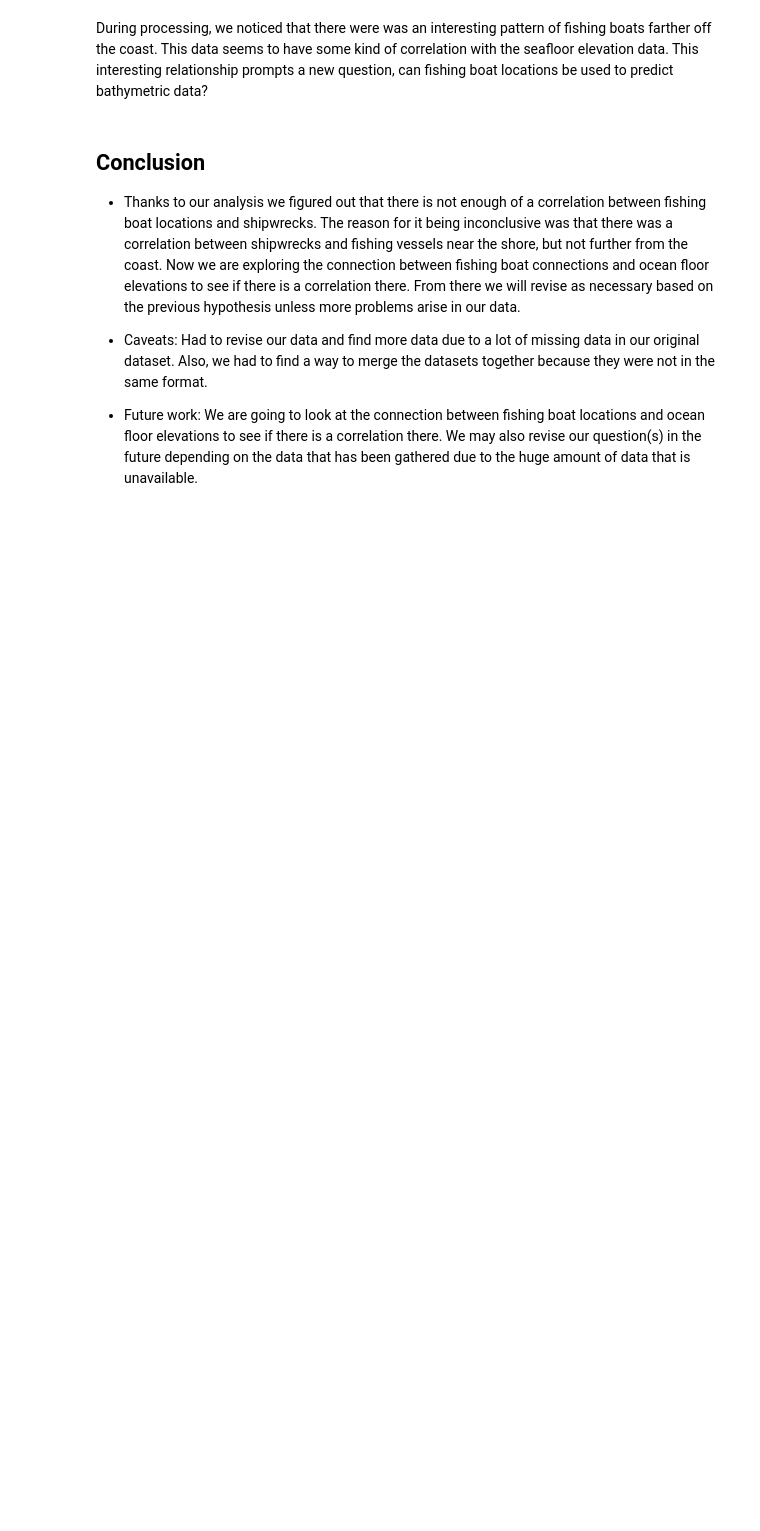
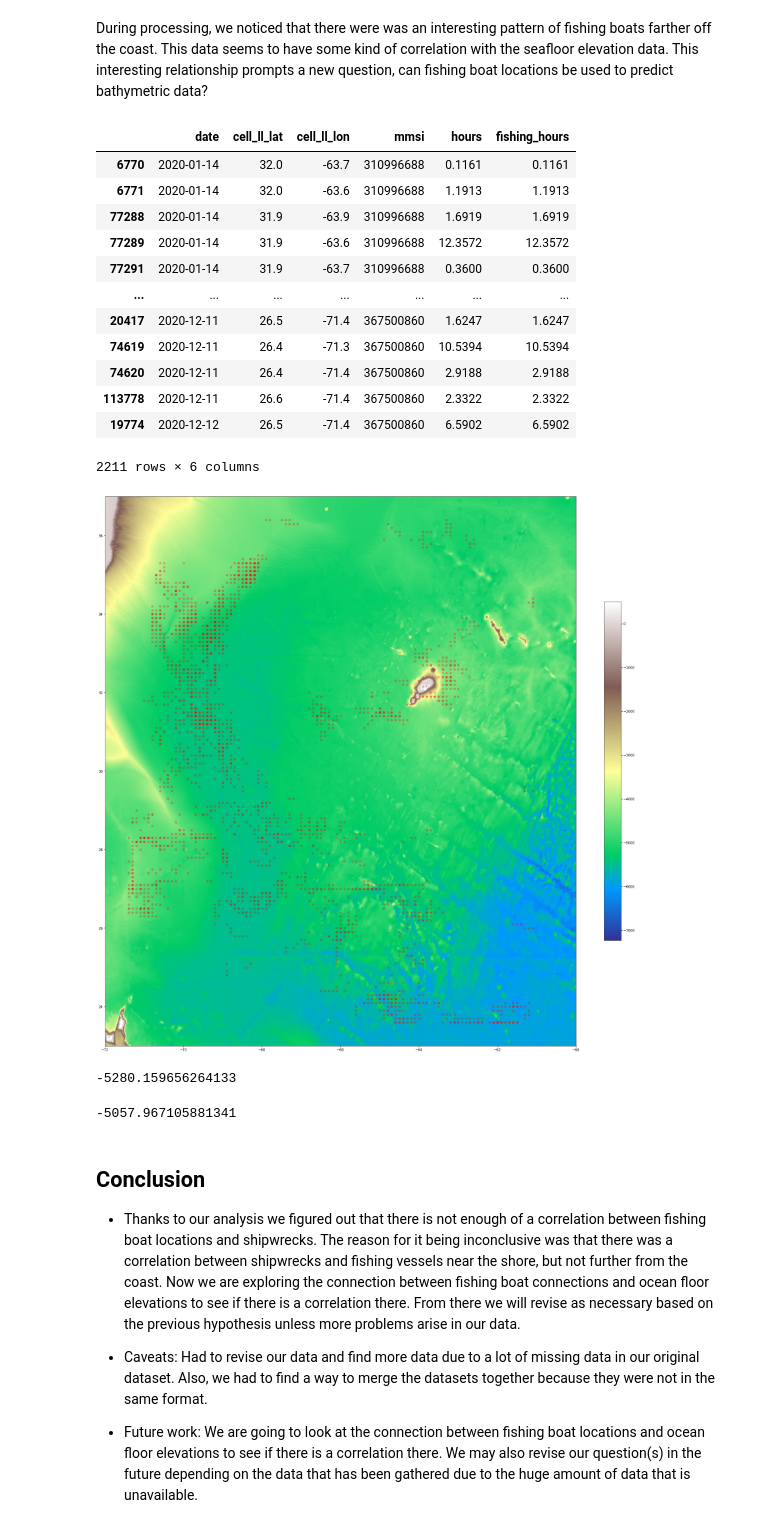
Before and after one commit to WillySwain/Fishwrecks, a Jupyter notebook: Project2.ipynb, the cells around one changed output. Drawn from its saved outputs; the diff is of its cells as text; code cells hidden in the pictures; blank space fills up the shorter version.

Commit message:
average fishing depth of the interesting region

```diff
--- a/Project2.ipynb
+++ b/Project2.ipynb
@@ -211,3 +211,8 @@ plt.title("Vessel Locations Overlayed on Elevation", fontsize=36)
 plt.show()
 # %% [output]
 [figure]
+# %%
+df = pd.DataFrame(depth_df)
+df = df.iloc[lambda x:x.index<37]
+df = df.iloc[:,[column>-75 for column in df.columns]]
+df
@@ -214,5 +233,58 @@ plt.show()
 # %% [markdown]
 During processing, we noticed that there were was an interesting pattern of fishing boats farther off the coast. This data seems to have some kind of correlation with the seafloor elevation data. This interesting relationship prompts a new question, can fishing boat locations be used to predict bathymetric data?
+# %%
+plt.figure(figsize=(30, 30))
+plt.imshow(df, cmap="terrain", interpolation="none", extent=[-72, -60, 23, 37])
+vessels_overlay = vessels_df.copy()
+vessels_overlay = vessels_overlay[vessels_overlay.cell_ll_lat > 23.5]
+vessels_overlay = vessels_overlay[vessels_overlay.cell_ll_lat < 36.5]
+vessels_overlay = vessels_overlay[vessels_overlay.cell_ll_lon < -61]
+vessels_overlay = vessels_overlay[vessels_overlay.cell_ll_lon > -71.5]
+
+plt.colorbar(fraction=0.03)
+plt.scatter(vessels_overlay['cell_ll_lon'], vessels_overlay['cell_ll_lat'], vmin=0, vmax=6, color="red", alpha=0.25)
+vessels_overlay
+# %% [output]
+|  | date | cell_ll_lat | cell_ll_lon | mmsi | hours | fishing_hours |
+| 6770 | 2020-01-14 | 32.0 | -63.7 | 310996688 | 0.1161 | 0.1161 |
+| 6771 | 2020-01-14 | 32.0 | -63.6 | 310996688 | 1.1913 | 1.1913 |
+| 77288 | 2020-01-14 | 31.9 | -63.9 | 310996688 | 1.6919 | 1.6919 |
+| 77289 | 2020-01-14 | 31.9 | -63.6 | 310996688 | 12.3572 | 12.3572 |
+| 77291 | 2020-01-14 | 31.9 | -63.7 | 310996688 | 0.3600 | 0.3600 |
+| ... | ... | ... | ... | ... | ... | ... |
+| 20417 | 2020-12-11 | 26.5 | -71.4 | 367500860 | 1.6247 | 1.6247 |
+| 74619 | 2020-12-11 | 26.4 | -71.3 | 367500860 | 10.5394 | 10.5394 |
+| 74620 | 2020-12-11 | 26.4 | -71.4 | 367500860 | 2.9188 | 2.9188 |
+| 113778 | 2020-12-11 | 26.6 | -71.4 | 367500860 | 2.3322 | 2.3322 |
+| 19774 | 2020-12-12 | 26.5 | -71.4 | 367500860 | 6.5902 | 6.5902 |
+2211 rows × 6 columns
+[figure, added]
+# %%
+longs = df.columns
+lats = df.index
+
+
+def matcher(x):
+    closest_lat = 0
+    closest_long = 0
+    for lat in lats:
+        if x[1] >= lat:
+            closest_lat = lat
+            break
+    for long in longs:
+        if x[2] <= long:
+            closest_long = long
+            break
+    return df.at[closest_lat,closest_long]
+
+vessels_overlay['Depth']=vessels_overlay.apply(matcher,axis=1)
+vessels_overlay['Depth'].sum()/vessels_overlay.shape[0] #average ship depth
+# %% [output]
+-5280.159656264133
+# %%
+df.mean().mean() #average depth
+# %% [output]
+-5057.967105881341
 # %% [markdown]
 ## Conclusion
 
```
Also changed, not shown: parts of 1 cell of this notebook, 1 other file.
